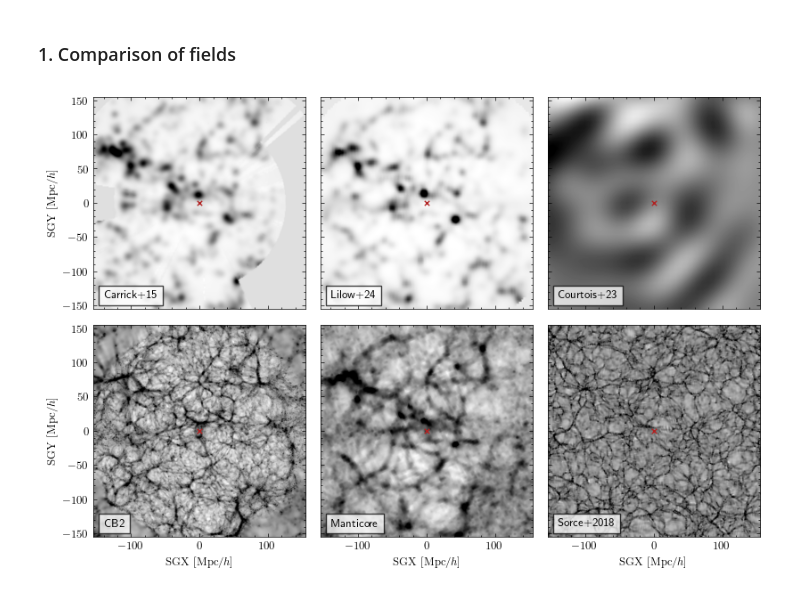
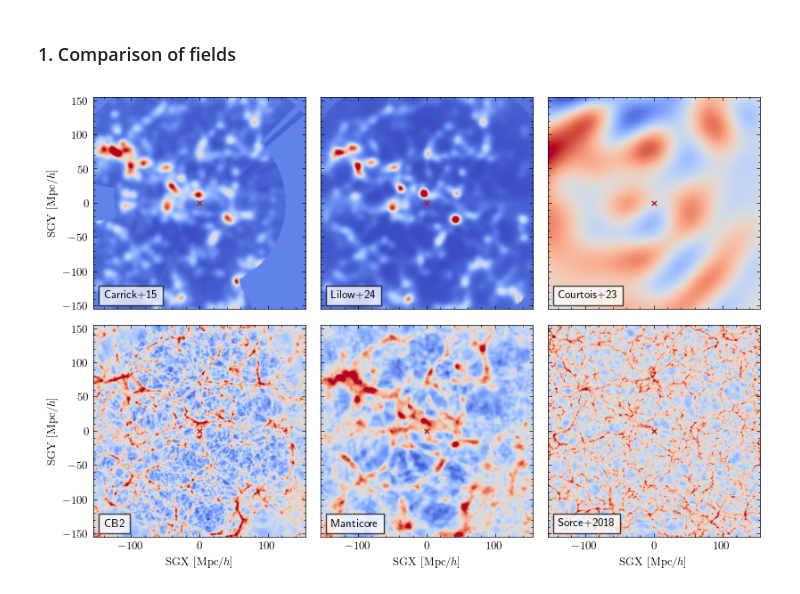
Before and after one commit to Richard-Sti/csiborgtools_public, a Jupyter notebook: notebooks/flow/reconstruction_slice.ipynb, the cells around one changed output. Saved outputs shown, nothing was run; the diff lists cells and outputs as text; code cells hidden in the pictures.

```diff
--- a/notebooks/flow/reconstruction_slice.ipynb
+++ b/notebooks/flow/reconstruction_slice.ipynb
@@ -182,7 +182,7 @@ def make_slice(simname, xmin, xmax, ngrid):
 
     return out
 # %%
-load_from_disk = False
+load_from_disk = True
 fname = "/mnt/extraspace/rstiskalek/dump/XY_slices.npz"
 
 xmin = -155
@@ -296,7 +288,7 @@ with plt.style.context("science"):
 with plt.style.context("science"):
     plt.rcParams.update({'font.size': 9})
 
-    imshow_kwargs = {"origin": "lower", "cmap": "gray_r",
+    imshow_kwargs = {"origin": "lower", "cmap": "coolwarm",
                      "extent": [xmin, xmax, xmin, xmax]}
 
     figwidth = 8.3
@@ -342,31 +334,31 @@ with plt.style.context("science"):
     img = np.clip(img, None, np.percentile(img.ravel(), 99))
     img = np.log10(img)
     axs[1, 1].imshow(img, **imshow_kwargs)
     axs[1, 1].text(
         0.05, 0.05, simname_to_pretty("csiborg2X"), transform=axs[1, 1].transAxes,
         bbox=dict(facecolor='white', alpha=0.75))
 
     # Jenny's field
     img = np.mean(xy_CLONES, axis=0)
     img = np.clip(img, None, np.percentile(img.ravel(), 99.))
     img = np.log10(img)
     axs[1, 2].imshow(img, **imshow_kwargs)
     axs[1, 2].text(
         0.05, 0.05, simname_to_pretty("CLONES"), transform=axs[1, 2].transAxes,
         bbox=dict(facecolor='white', alpha=0.75))
 
     for i in range(2):
         axs[i, 0].set_ylabel(r"$\mathrm{SGY} ~ [\mathrm{Mpc} / h]$")
 
     for i in range(3):
         axs[-1, i].set_xlabel(r"$\mathrm{SGX} ~ [\mathrm{Mpc} / h]$")
 
     for i in range(2):
         for j in range(3):
             axs[i, j].scatter(0, 0, marker="x", s=15, color="firebrick")
 
     fig.tight_layout()
     fig.savefig("../../plots/XY_slices.pdf", dpi=450)
     fig.show()
 # %% [output]
-[figure, old version]
+[figure, new version]
```
Also changed, not shown: parts of 2 cells of this notebook, 2 other files.
